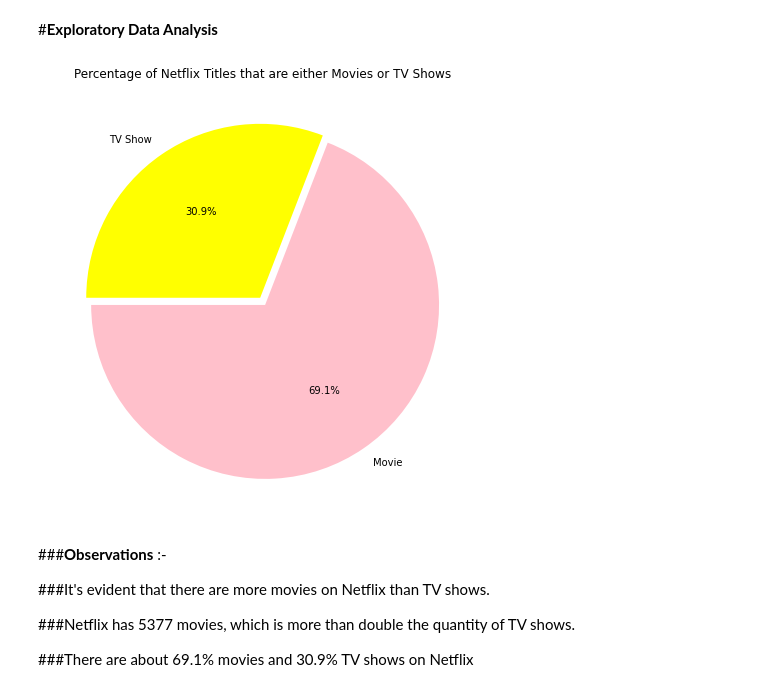
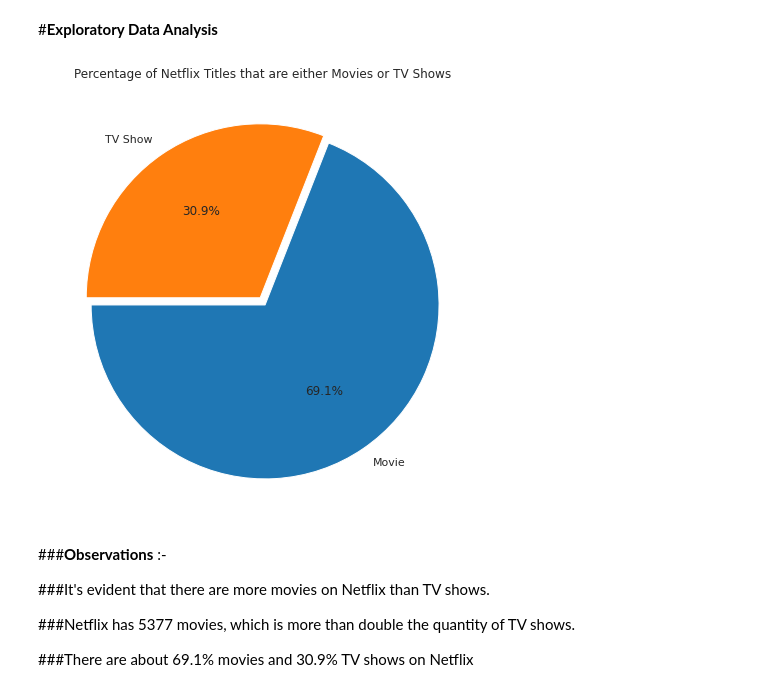
Before and after one commit to AnkitWalde/NETFLIX-MOVIES-AND-TV-SHOWS-CLUSTERING, a Jupyter notebook: NETFLIX_MOVIES_AND_TV_SHOWS_CLUSTERING.ipynb, the cells around one changed output. Drawn from its saved outputs; the diff is of its cells as text; code cells hidden in the pictures.

```diff
--- a/NETFLIX_MOVIES_AND_TV_SHOWS_CLUSTERING.ipynb
+++ b/NETFLIX_MOVIES_AND_TV_SHOWS_CLUSTERING.ipynb
@@ -289,10 +256,3 @@ United States, United Kingdom, Canada                              1
 United States, United Kingdom, Japan                               1
 Sweden, Czech Republic, United Kingdom, Denmark, Netherlands       1
 Name: country, Length: 681, dtype: int64
-# %%
-#Replacing Null to its mode values and drop irrelevant column
-netflix['rating'].replace(np.nan, 'TV-MA',inplace  = True)
-netflix['country'].replace(np.nan, 'United States',inplace  = True)
-netflix['cast'].replace(np.nan, 'missing info',inplace  = True)
-
-netflix= netflix.drop(columns= ['director'],axis=1)
@@ -299,3 +276,5 @@ netflix= netflix.drop(columns= ['director'],axis=1)
+# %%
+netflix.fillna(0,inplace=True)
 # %%
 #date_added column
 netflix = netflix[netflix['date_added'].notna()]
@@ -319,6 +299,7 @@ dtype: int64
 # New Features
 # Add new features
 netflix["date_added"] = pd.to_datetime(netflix['date_added'])
+netflix['day_added'] = netflix['date_added'].dt.day
 netflix['year_added'] = netflix['date_added'].dt.year
 netflix['month_added'] = netflix['date_added'].dt.month
 # %%
@@ -338,14 +319,16 @@ len(netflix[netflix.duplicated()])
 0
 # %% [markdown]
 #**Exploratory Data Analysis**
+# %%
+sns.set_theme(style= 'whitegrid', palette = 'tab10')
 # %%
 # Plotting the pie plot
 plt.figure(figsize=(14,8))
 plt.title("Percentage of Netflix Titles that are either Movies or TV Shows")
-graph = plt.pie(netflix.type.value_counts(),explode=(0.025,0.025), labels=netflix.type.value_counts().index, colors=['pink','yellow'],autopct='%1.1f%%', startangle=180)
+graph = plt.pie(netflix.type.value_counts(),explode=(0.025,0.025), labels=netflix.type.value_counts().index,autopct='%1.1f%%', startangle=180)
 plt.show()
 # %% [output]
-[figure, old version]
+[figure, new version]
 # %% [markdown]
 ###**Observations** :-
 
```
Also changed, not shown: parts of 92 cells of this notebook.
